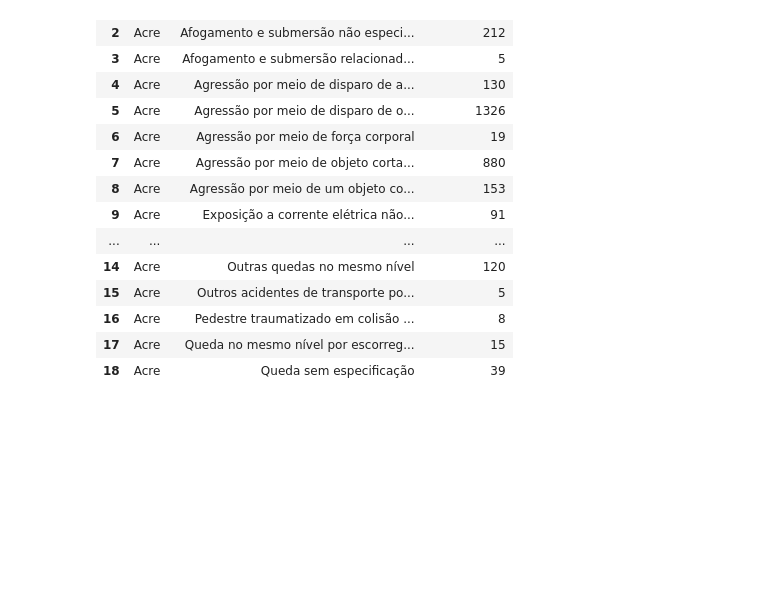
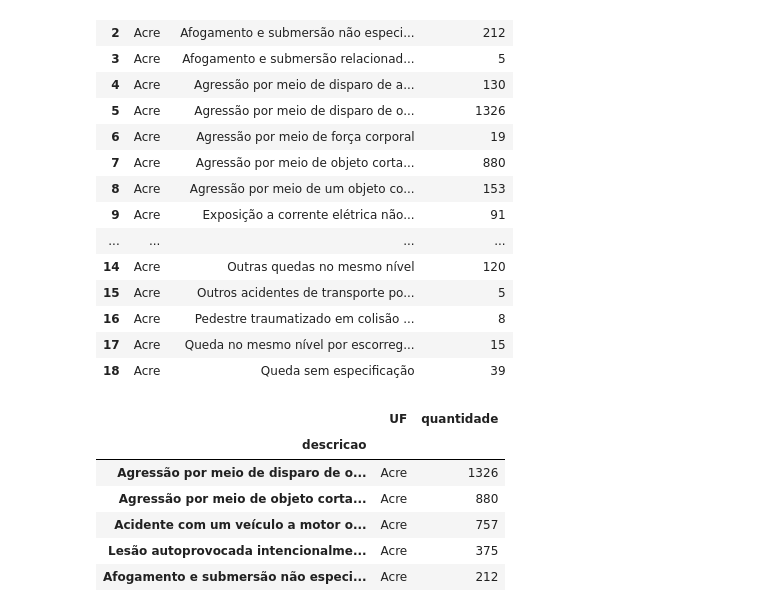
Before and after one commit to henriqueschwabg/Trabalhos-PUCRS, a Jupyter notebook: Visualização de Dados/questao5.ipynb, the cells around one changed output. Saved outputs shown, nothing was run; the diff lists cells and outputs as text; code cells hidden in the pictures; blank space fills up the shorter version.

```diff
--- a/Visualização de Dados/questao5.ipynb
+++ b/Visualização de Dados/questao5.ipynb
@@ -49,0 +55,10 @@ df_new
+# %%
+df_new.head()
+# %% [output]
+|  | UF | quantidade |
+| descricao |  |  |
+| Agressão por meio de disparo de o... | Acre | 1326 |
+| Agressão por meio de objeto corta... | Acre | 880 |
+| Acidente com um veículo a motor o... | Acre | 757 |
+| Lesão autoprovocada intencionalme... | Acre | 375 |
+| Afogamento e submersão não especi... | Acre | 212 |
```
Also changed, not shown: parts of 4 cells of this notebook, 1 other file.
